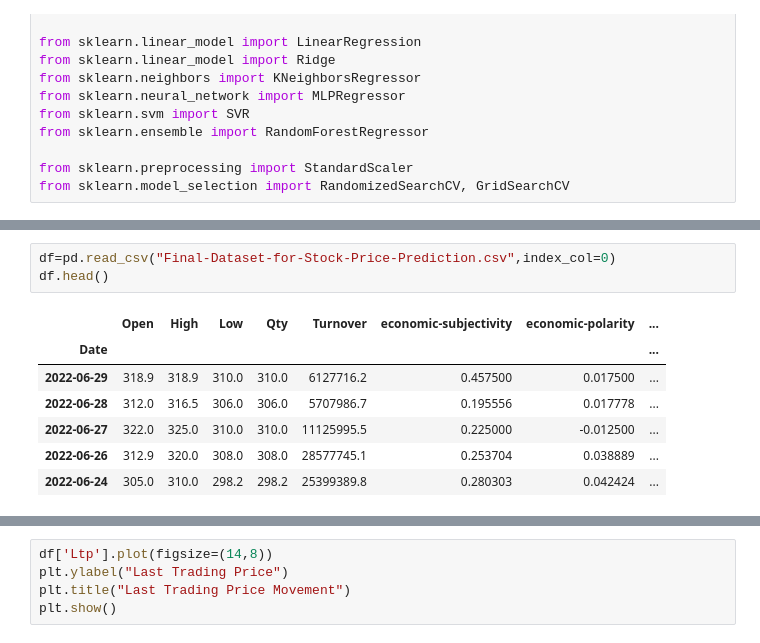
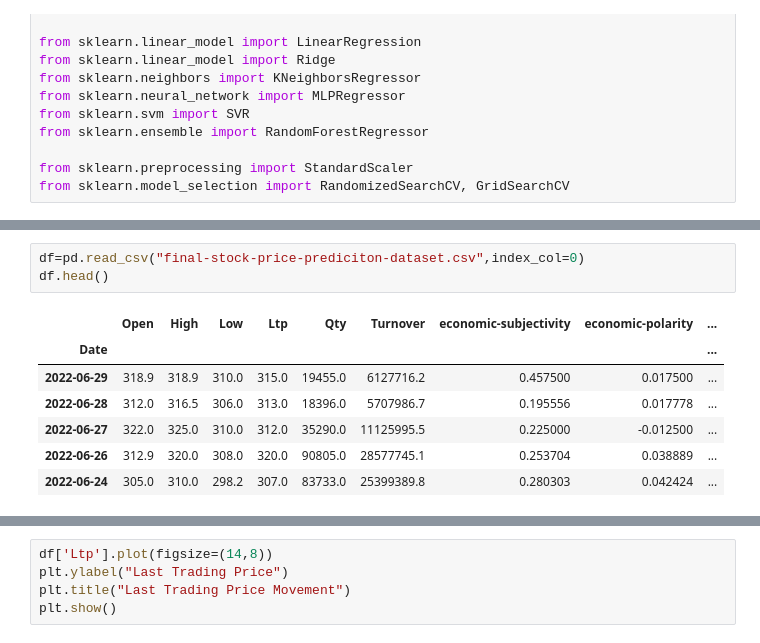
Before and after one commit to kiran-bhandari16/LSTM-Stock-Price-Prediciton, a Jupyter notebook: Regression_Stock_Price_Prediction_with_Sentiment_Polarity_and_Subjectivity_with_Look_Back.ipynb, the cells around one changed output, grey strips where cells are left out. Drawn from its saved outputs; the diff is of its cells as text.

```diff
--- a/Regression_Stock_Price_Prediction_with_Sentiment_Polarity_and_Subjectivity_with_Look_Back.ipynb
+++ b/Regression_Stock_Price_Prediction_with_Sentiment_Polarity_and_Subjectivity_with_Look_Back.ipynb
@@ -39,11 +39,11 @@ Saving Final-Dataset-for-Stock-Price-Prediction.csv to Final-Dataset-for-Stock-P
 # %%
-df=pd.read_csv("Final-Dataset-for-Stock-Price-Prediction.csv",index_col=0)
+df=pd.read_csv("final-stock-price-prediciton-dataset.csv",index_col=0)
 df.head()
 # %% [output]
-|  | Open | High | Low | Qty | Turnover | economic-subjectivity | economic-polarity | ... |
-| Date |  |  |  |  |  |  |  | ... |
-| 2022-06-29 | 318.9 | 318.9 | 310.0 | 310.0 | 6127716.2 | 0.457500 | 0.017500 | ... |
-| 2022-06-28 | 312.0 | 316.5 | 306.0 | 306.0 | 5707986.7 | 0.195556 | 0.017778 | ... |
-| 2022-06-27 | 322.0 | 325.0 | 310.0 | 310.0 | 11125995.5 | 0.225000 | -0.012500 | ... |
-| 2022-06-26 | 312.9 | 320.0 | 308.0 | 308.0 | 28577745.1 | 0.253704 | 0.038889 | ... |
-| 2022-06-24 | 305.0 | 310.0 | 298.2 | 298.2 | 25399389.8 | 0.280303 | 0.042424 | ... |
+|  | Open | High | Low | Ltp | Qty | Turnover | economic-subjectivity | economic-polarity | ... |
+| Date |  |  |  |  |  |  |  |  | ... |
+| 2022-06-29 | 318.9 | 318.9 | 310.0 | 315.0 | 19455.0 | 6127716.2 | 0.457500 | 0.017500 | ... |
+| 2022-06-28 | 312.0 | 316.5 | 306.0 | 313.0 | 18396.0 | 5707986.7 | 0.195556 | 0.017778 | ... |
+| 2022-06-27 | 322.0 | 325.0 | 310.0 | 312.0 | 35290.0 | 11125995.5 | 0.225000 | -0.012500 | ... |
+| 2022-06-26 | 312.9 | 320.0 | 308.0 | 320.0 | 90805.0 | 28577745.1 | 0.253704 | 0.038889 | ... |
+| 2022-06-24 | 305.0 | 310.0 | 298.2 | 307.0 | 83733.0 | 25399389.8 | 0.280303 | 0.042424 | ... |
```
Also changed, not shown: parts of 24 cells of this notebook.
